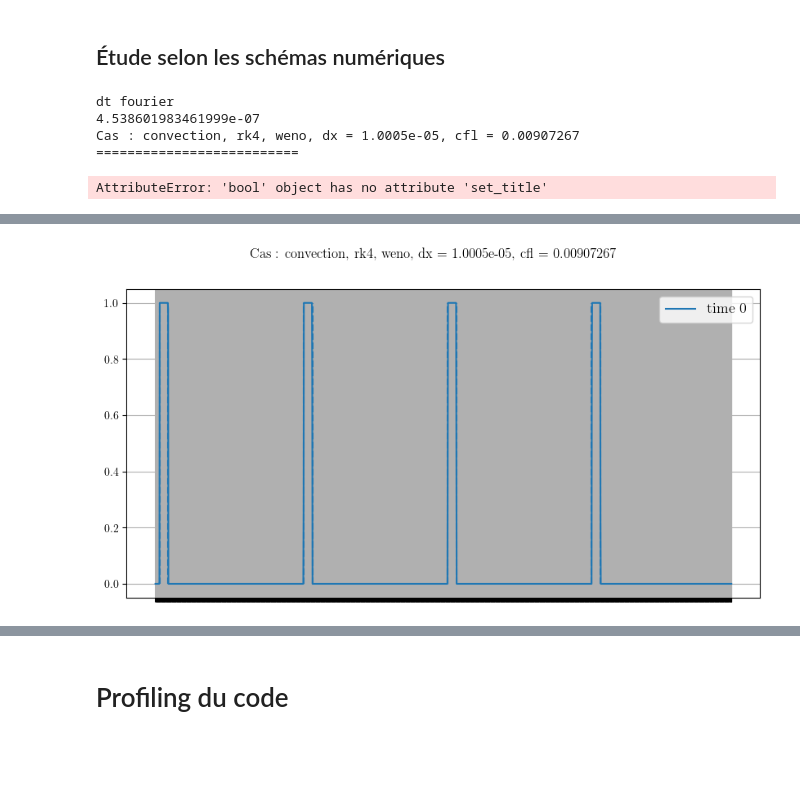
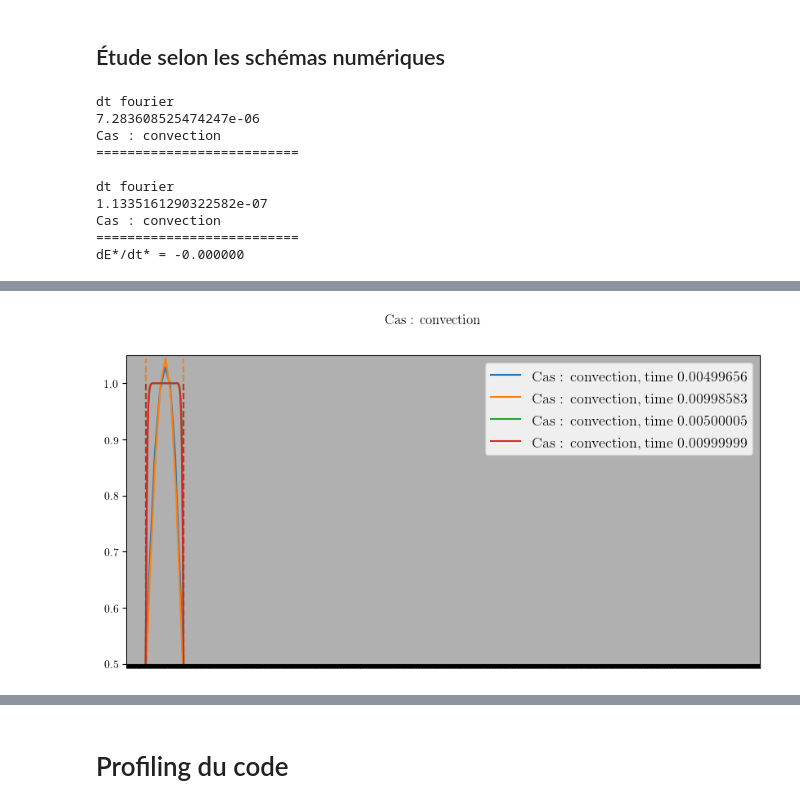
Before and after one commit to cea-trust-platform/FluidDyn, a Jupyter notebook: etudes/7_diffusion-convection-swarm_values_multi_bulles.ipynb, the cells around one changed output, grey strips where cells are left out. Cells and saved outputs as stored; diff of their text form; code cells hidden in the pictures; blank space fills up the shorter version.

```diff
--- a/etudes/7_diffusion-convection-swarm_values_multi_bulles.ipynb
+++ b/etudes/7_diffusion-convection-swarm_values_multi_bulles.ipynb
@@ -326,13 +331,13 @@ def compare_energy_schema(schemas, form, time_scheme, phy_prop, markers, t_fin):
 t_fin = 0.01
 fig1, ax1 = plt.subplots(1)
 a = Plotter('decale')
-num_prop = NumericalProperties(dx=1*10**-5, schema='weno', time_scheme='rk4', phy_prop=phy_prop)
+num_prop = NumericalProperties(dx=4*10**-5, schema='weno', time_scheme='rk4', phy_prop=phy_prop)
 print()
 prob_ref = Problem(get_T_creneau, markers, phy_prop=phy_prop, num_prop=num_prop)
 E0 = prob_ref.energy
 print(prob_ref.name)
 print('==========================')
-t, e = prob_ref.timestep(t_fin=t_fin, number_of_plots=2, debug=False, plotter=a)
+t, e = prob_ref.timestep(t_fin=t_fin, number_of_plots=2, debug=None, plotter=a)
 a.ax.set_ylim(0.5,1.05)
 a.ax.set_xlim(0., phy_prop.Delta/4.)
 l = ax1.plot(t, e/(0.02*0.005*0.005), label=prob_ref.name)
@@ -348,7 +353,7 @@ prob_ref = Problem(get_T_creneau, markers, phy_prop=phy_prop, num_prop=num_prop)
 E0 = prob_ref.energy
 print(prob_ref.name)
 print('==========================')
-t, e = prob_ref.timestep(t_fin=t_fin, number_of_plots=2, debug=False, plotter=a)
+t, e = prob_ref.timestep(t_fin=t_fin, number_of_plots=2, debug=None, plotter=a)
 a.ax.set_ylim(0.5,1.05)
 a.ax.set_xlim(0., phy_prop.Delta/4.)
 l = ax1.plot(t, e/(0.02*0.005*0.005), label=prob_ref.name)
@@ -361,7 +366,12 @@ dedt_adim = (e[-1] - e[i0]) / (t[-1] - t[i0]) * prob_ref.dt / E0  # on a mult
 print('dE*/dt* = %f' % dedt_adim)
 # %% [output]
 dt fourier
-4.538601983461999e-07
-Cas : convection, rk4, weno, dx = 1.0005e-05, cfl = 0.00907267
+7.283608525474247e-06
+Cas : convection
 ==========================
+
+dt fourier
+1.1335161290322582e-07
+Cas : convection
+==========================
+dE*/dt* = -0.000000
-AttributeError: 'bool' object has no attribute 'set_title'
@@ -369,4 +379,4 @@ AttributeError: 'bool' object has no attribute 'set_title'
-[figure, old version]
+[figure, new version]
 # %%
 t_fin = 0.01
 Schemas = ['upwind', 'weno', 'weno upwind']
```
Also changed, not shown: parts of 17 cells of this notebook, 9 other files.
